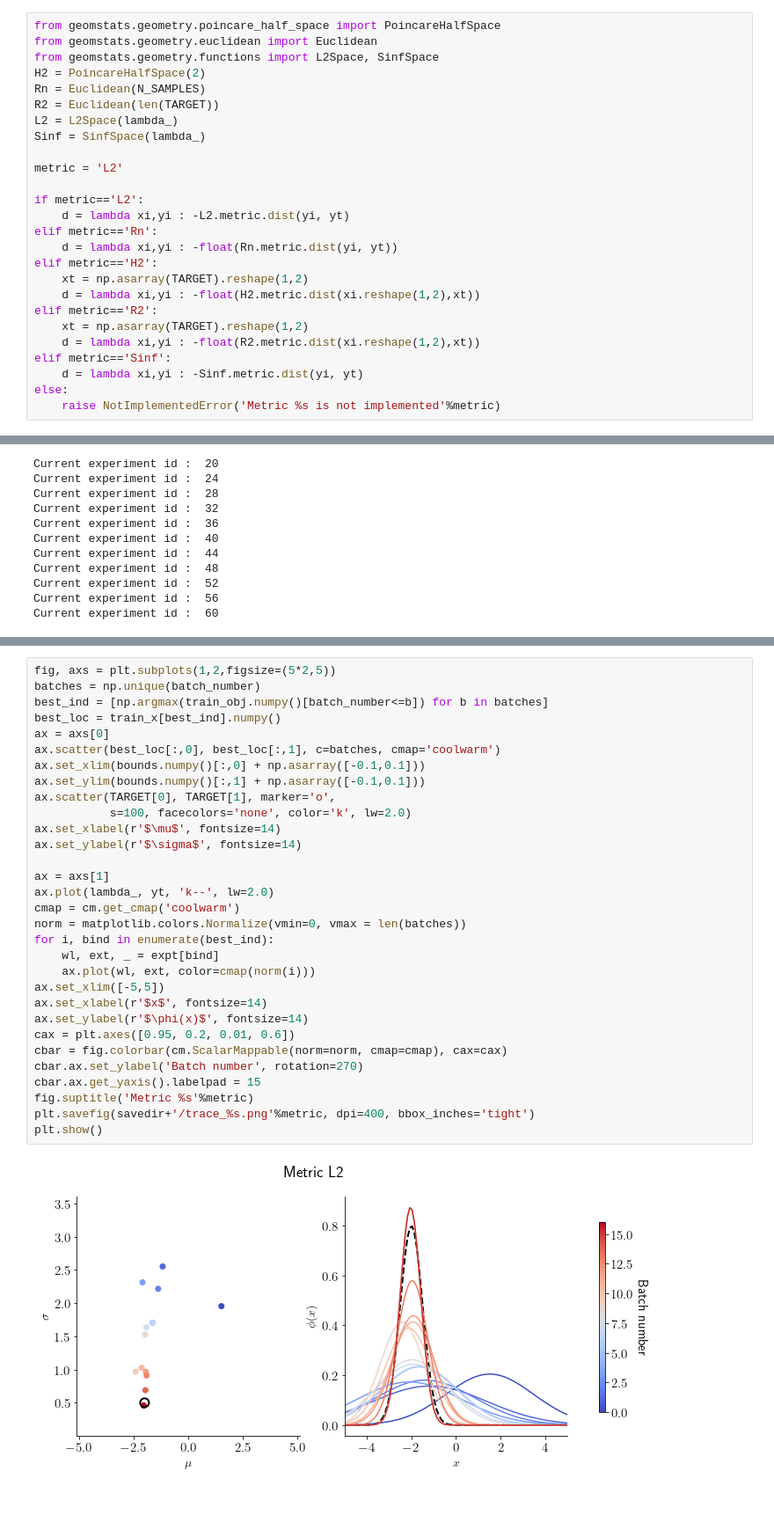
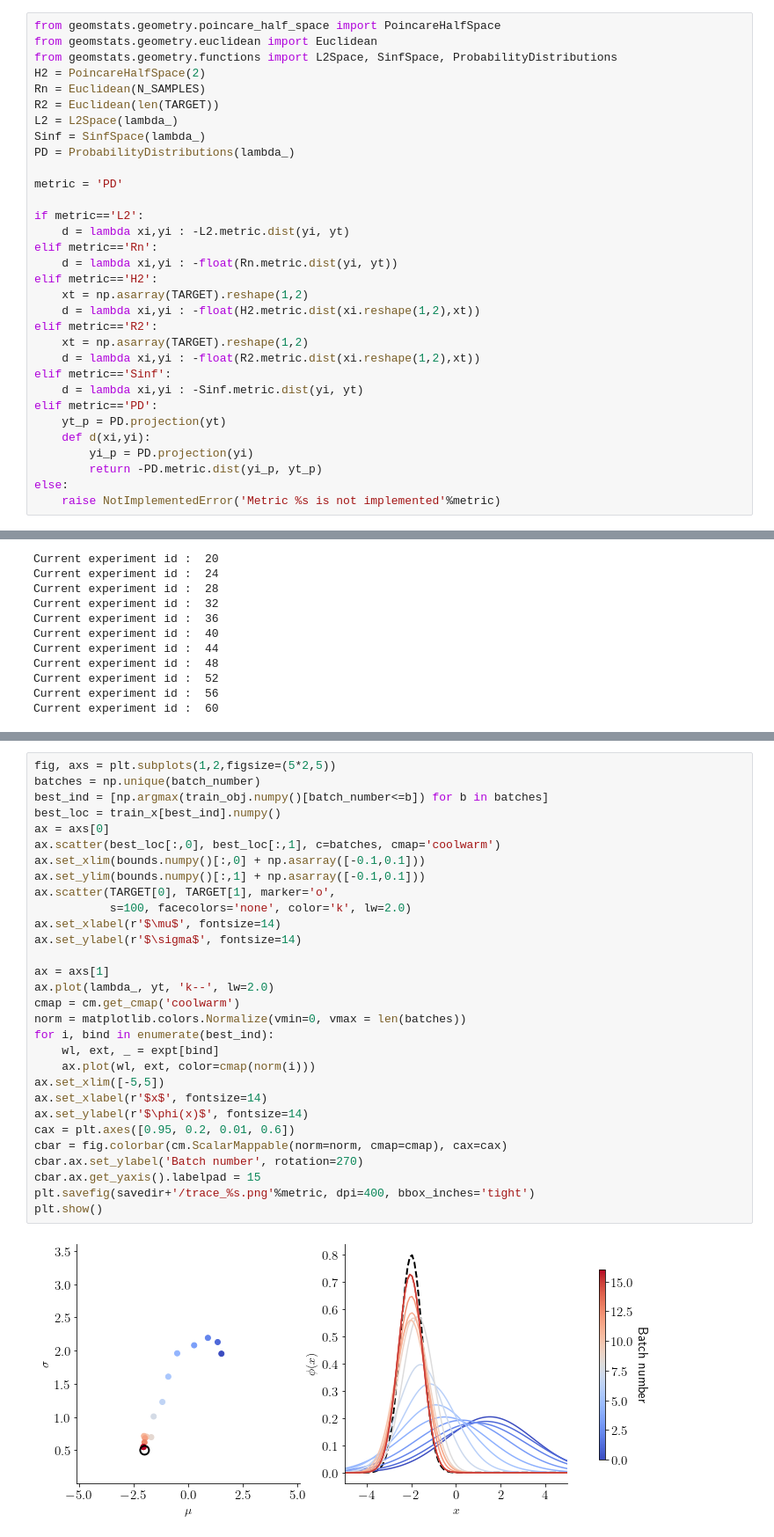
Before and after one commit to pozzo-research-group/HEAD, a Jupyter notebook: notebooks/15-Gaussian functions two dimensional learns hierarchies .ipynb, the cells around one changed output, grey strips where cells are left out. Shown at 88% size. Cells and saved outputs as stored; diff of their text form; blank space fills up the shorter version.

Commit message:
add hypeplane projection for random batch

```diff
--- a/notebooks/15-Gaussian functions two dimensional learns hierarchies .ipynb
+++ b/notebooks/15-Gaussian functions two dimensional learns hierarchies .ipynb
@@ -78,14 +79,15 @@ random_x = draw_random_batch(n_samples=N_INIT_SAMPLES)
 # %%
 from geomstats.geometry.poincare_half_space import PoincareHalfSpace
 from geomstats.geometry.euclidean import Euclidean
-from geomstats.geometry.functions import L2Space, SinfSpace
+from geomstats.geometry.functions import L2Space, SinfSpace, ProbabilityDistributions
 H2 = PoincareHalfSpace(2)
 Rn = Euclidean(N_SAMPLES)
 R2 = Euclidean(len(TARGET))
 L2 = L2Space(lambda_)
 Sinf = SinfSpace(lambda_)
+PD = ProbabilityDistributions(lambda_)
 
-metric = 'L2'
+metric = 'PD'
 
 if metric=='L2':
     d = lambda xi,yi : -L2.metric.dist(yi, yt)
@@ -99,6 +101,11 @@ elif metric=='R2':
     d = lambda xi,yi : -float(R2.metric.dist(xi.reshape(1,2),xt))
 elif metric=='Sinf':
     d = lambda xi,yi : -Sinf.metric.dist(yi, yt)
+elif metric=='PD':
+    yt_p = PD.projection(yt)
+    def d(xi,yi):
+        yi_p = PD.projection(yi)
+        return -PD.metric.dist(yi_p, yt_p)
 else:
     raise NotImplementedError('Metric %s is not implemented'%metric)
 # %%
@@ -233,35 +240,34 @@ plt.show()
 fig, axs = plt.subplots(1,2,figsize=(5*2,5))
 batches = np.unique(batch_number)
 best_ind = [np.argmax(train_obj.numpy()[batch_number<=b]) for b in batches]
 best_loc = train_x[best_ind].numpy()
 ax = axs[0]
 ax.scatter(best_loc[:,0], best_loc[:,1], c=batches, cmap='coolwarm')
 ax.set_xlim(bounds.numpy()[:,0] + np.asarray([-0.1,0.1]))
 ax.set_ylim(bounds.numpy()[:,1] + np.asarray([-0.1,0.1]))
 ax.scatter(TARGET[0], TARGET[1], marker='o',
            s=100, facecolors='none', color='k', lw=2.0)
 ax.set_xlabel(r'$\mu$', fontsize=14)
 ax.set_ylabel(r'$\sigma$', fontsize=14)
 
 ax = axs[1]
 ax.plot(lambda_, yt, 'k--', lw=2.0)
 cmap = cm.get_cmap('coolwarm')
 norm = matplotlib.colors.Normalize(vmin=0, vmax = len(batches))
 for i, bind in enumerate(best_ind):
     wl, ext, _ = expt[bind]
     ax.plot(wl, ext, color=cmap(norm(i)))
 ax.set_xlim([-5,5])
 ax.set_xlabel(r'$x$', fontsize=14)
 ax.set_ylabel(r'$\phi(x)$', fontsize=14)
 cax = plt.axes([0.95, 0.2, 0.01, 0.6])
 cbar = fig.colorbar(cm.ScalarMappable(norm=norm, cmap=cmap), cax=cax)
 cbar.ax.set_ylabel('Batch number', rotation=270)
 cbar.ax.get_yaxis().labelpad = 15
-fig.suptitle('Metric %s'%metric)
 plt.savefig(savedir+'/trace_%s.png'%metric, dpi=400, bbox_inches='tight')
 plt.show()
 # %% [output]
-[figure, old version]
+[figure, new version]
 # %%
 fig, axs = plt.subplots(1,2, figsize=(5*2, 5))
 for ax in axs:
```
Also changed, not shown: parts of 7 cells of this notebook, 3 other files.
